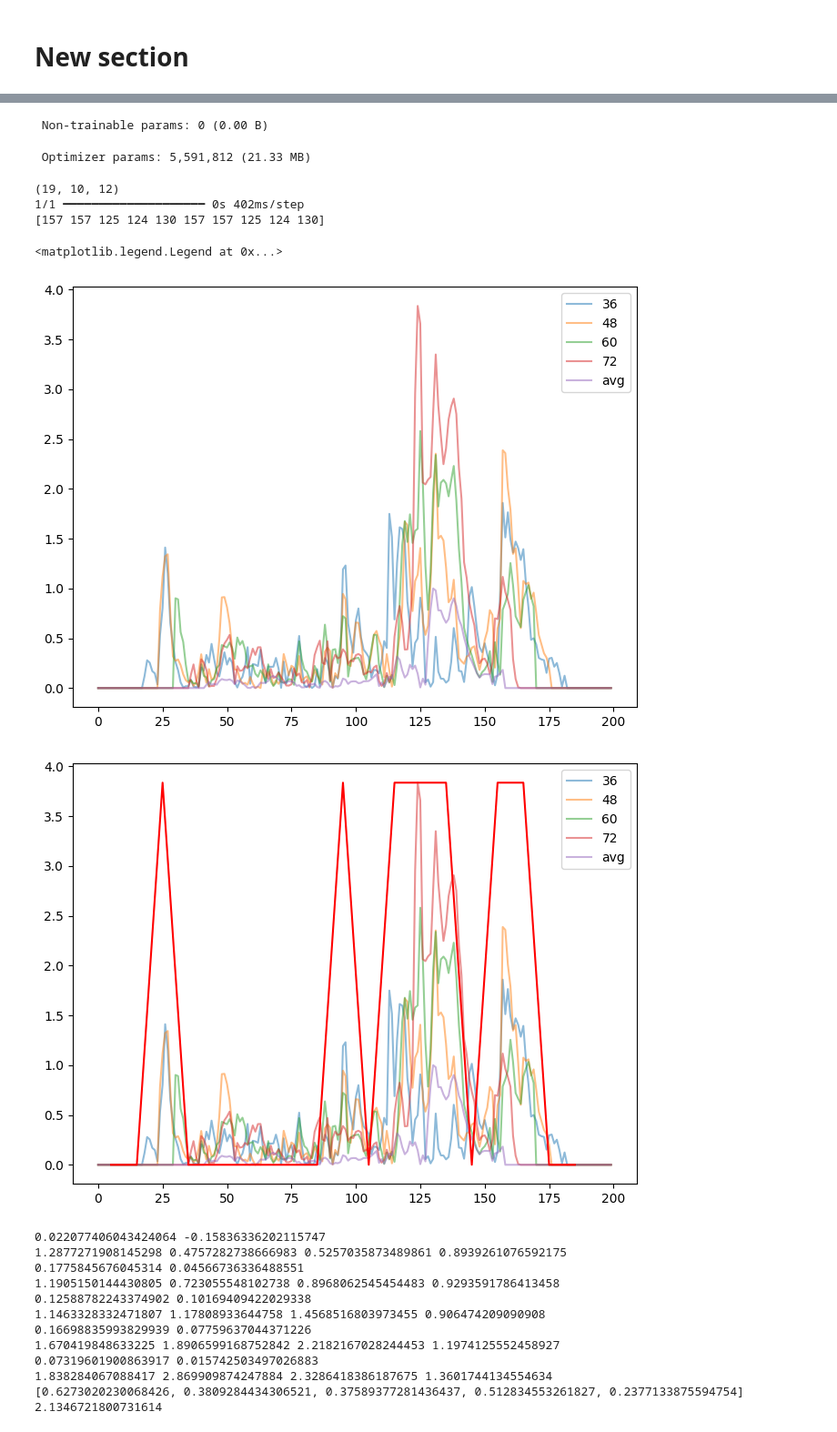
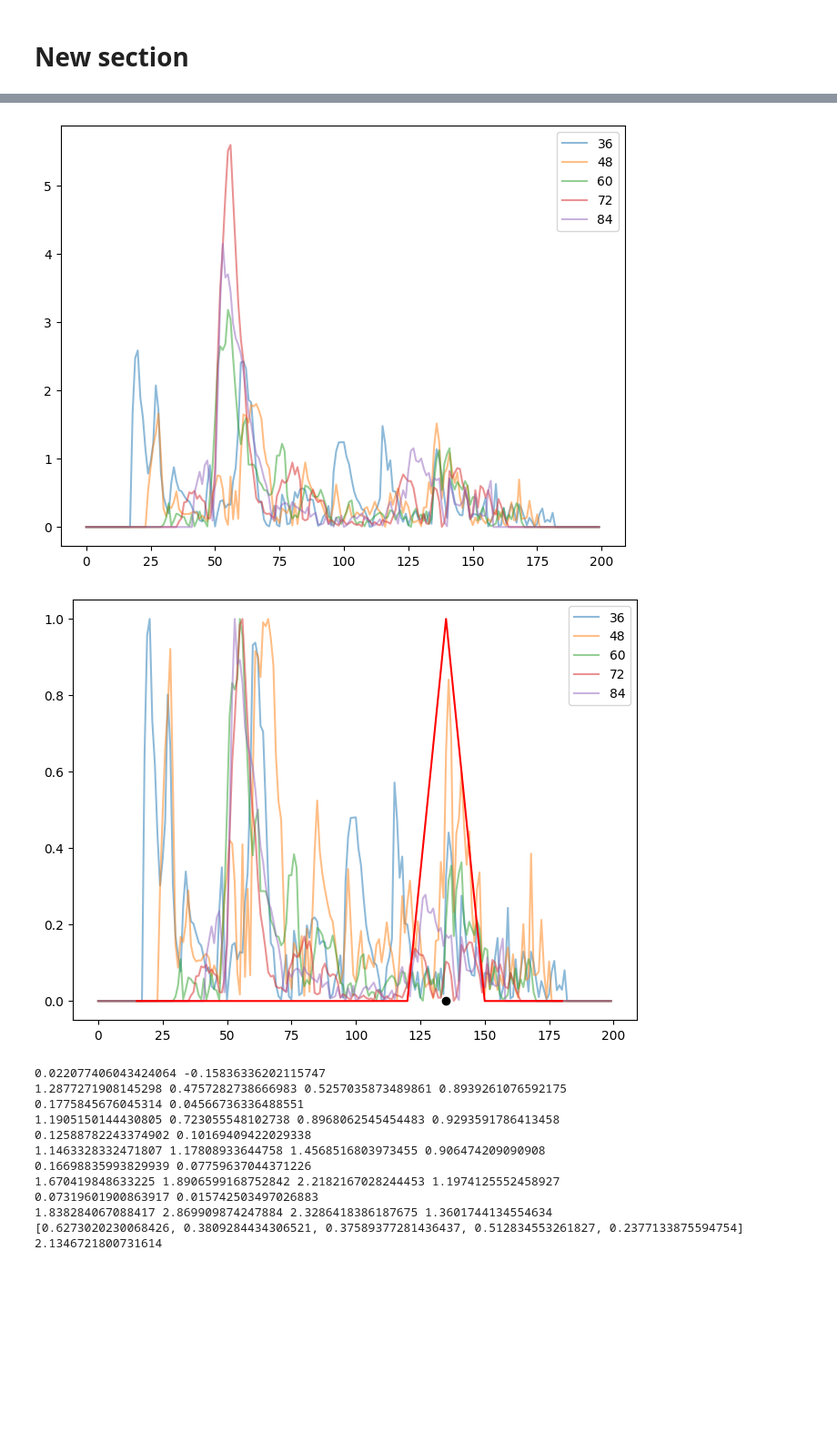
Before and after one commit to JunwooParkSaribu/SPT_a, a Jupyter notebook: analysis_modeling/training_sample9.ipynb, the cells around one changed output, grey strips where cells are left out. Shown: that part at 91% size. Saved outputs shown, nothing was run; the diff lists cells and outputs as text; code cells hidden in the pictures; blank space fills up the shorter version.

```diff
--- a/analysis_modeling/training_sample9.ipynb
+++ b/analysis_modeling/training_sample9.ipynb
@@ -347,9 +484,10 @@ TensorFlow version: 2.16.1
 # %%
-shuffle_index = np.arange(input_signals.shape[0])
-np.random.shuffle(shuffle_index)
-input_signals = input_signals.reshape(-1, 5, SHIFT_WIDTH+2, 1)[shuffle_index]
-input_labels = input_labels.reshape(-1, 1)[shuffle_index]
-print(input_signals.shape, shuffle_index[:10])
+input_signals = input_signals.reshape(-1, 10, SHIFT_WIDTH+2, 1)
+input_labels = input_labels.reshape(-1, 1)
+input_reg_signals = input_reg_signals.reshape(-1, 10, SHIFT_WIDTH, 1)
+input_reg_labels = input_reg_labels.reshape(-1, 1)
+print(input_signals.shape, input_labels.shape)
+print(input_reg_signals.shape, input_reg_labels.shape)
 
 train_input = []
 train_label = []
@@ -379,5 +517,10 @@ train_input = np.array(train_input)
 train_label = np.array(train_label)
 val_input = np.array(val_input)
 val_label = np.array(val_label)
+
+train_reg_input = input_reg_signals[:int(input_reg_signals.shape[0] * 0.8)]
+val_reg_input = input_reg_signals[int(input_reg_signals.shape[0] * 0.8):]
+train_reg_label = input_reg_labels[:int(input_reg_labels.shape[0] * 0.8)]
+val_reg_label = input_reg_labels[int(input_reg_labels.shape[0] * 0.8):]
 print(train_input.shape, train_label.shape, val_input.shape, val_label.shape)
 # %% [output]
@@ -492,11 +677,10 @@ trajs_model, labels_model = models_phenom().multi_state(N=2,
                                                         L=L,
                                                         T=T,
                                                         alphas=[0.5, 1.5],
-                                                        Ds=[[0.1, 0.0], [0.5, 0.0]],
+                                                        Ds=[[0.1, 0.0], [0.1, 0.0]],
                                                         M=[[0.99, 0.01], [0.01, 0.99]]
                                                        )
 signal_seq = make_signal(trajs_model[:, 0, 0], trajs_model[:, 0, 1], WINDOW_WIDTHS, SEARCH_WIDTH)
-raw_signal_seq = make_signal(trajs_model[:, 0, 0], trajs_model[:, 0, 1], WINDOW_WIDTHS, SEARCH_WIDTH)
 changepoints, alphas_cp, Ds, state_num = label_continuous_to_list(labels_model[:, 0, :])
 print(changepoints)
 plot_trajs(trajs_model[:, 0:2, :], L, 1, num_to_plot =2)
@@ -507,25 +691,37 @@ TypeError: '>' not supported between instances of 'float' and 'NoneType'
 # %%
-model = tf.keras.models.load_model('my_model.keras', custom_objects={"Jaccard": Jaccard})
-model.summary()
+classification_model = tf.keras.models.load_model('classification_model.keras')
+#classification_model.summary()
+regression_model = tf.keras.models.load_model('regression_model.keras')
+#regression_model.summary()
+
 predict_input = chop_with_shift(signal_seq)
 print(predict_input.shape)
-predict_input = np.array(predict_input).reshape(-1, 5, SHIFT_WIDTH+2, 1)
-pred = model.predict(predict_input).flatten()
+predict_input = np.array(predict_input).reshape(-1, 10, SHIFT_WIDTH+2, 1)
+pred = classification_model.predict(predict_input).flatten()
 
-print(np.argmax(signal_seq, axis=1))
 plt.figure()
-for i in range(0, signal_seq.shape[0]//2-1):
-    plt.plot(np.arange(T), raw_signal_seq[i], alpha=0.5, label=f'{WINDOW_WIDTHS[i]}')
-plt.plot(np.arange(T), raw_signal_seq[-1], alpha=0.5, label=f'avg')
+for i in range(0, signal_seq.shape[0]//2):
+    plt.plot(np.arange(T), signal_seq[i], alpha=0.5, label=f'{WINDOW_WIDTHS[i]}')
 plt.legend()
 #plt.ylim([0, 10])
 
 plt.figure()
-for i in range(0, signal_seq.shape[0]//2-1):
-    plt.plot(np.arange(T), signal_seq[i], alpha=0.5, label=f'{WINDOW_WIDTHS[i]}')
-plt.plot(np.arange(T), signal_seq[-1], alpha=0.5, label=f'avg')
-plt.plot(np.arange(SHIFT_WIDTH//2, signal_seq.shape[1] - SHIFT_WIDTH//2, SHIFT_WIDTH), np.round(pred) * np.max(signal_seq), c='red')
+for i in range(0, signal_seq.shape[0]//2):
+    plt.plot(np.arange(T), signal_seq[i + 5], alpha=0.5, label=f'{WINDOW_WIDTHS[i]}')
+plt.plot(np.arange(SHIFT_WIDTH//2, signal_seq.shape[1] - SHIFT_WIDTH//2, 15), np.round(pred), c='red')
 plt.scatter(changepoints[:-1], np.zeros(len(changepoints[:-1])), c='black')
 plt.legend()
 #plt.ylim([0, 10])
+
+
+pred_args = np.arange(SHIFT_WIDTH//2, signal_seq.shape[1] - SHIFT_WIDTH//2, 15)[(np.round(pred) >= 1)]
+reg_inputs = []
+for pred_arg in pred_args:
+    reg_inputs.append(signal_seq[:, pred_arg - (SHIFT_WIDTH//2): pred_arg + (SHIFT_WIDTH//2)])
+reg_inputs = np.array(reg_inputs).reshape(-1, 10, SHIFT_WIDTH, 1)
+reg_outputs = regression_model.predict(reg_inputs).flatten()
+
+print(pred_args)
+print(changepoints[:-1])
+print(pred_args + reg_outputs)
 # %% [output]
@@ -554,11 +734,5 @@ Model: "spt_13"
- Non-trainable params: 0 (0.00 B)
- Optimizer params: 5,591,812 (21.33 MB)
-(19, 10, 12)
-1/1 ━━━━━━━━━━━━━━━━━━━━ 0s 402ms/step
-[157 157 125 124 130 157 157 125 124 130]
-<matplotlib.legend.Legend at 0x...>
-[figure, old version]
+[figure, new version]
-[figure, old version]
+[figure, new version]
 # %%
 checkpoint = 60
 val = []
```
Also changed, not shown: parts of 17 cells of this notebook, 2 other files.
